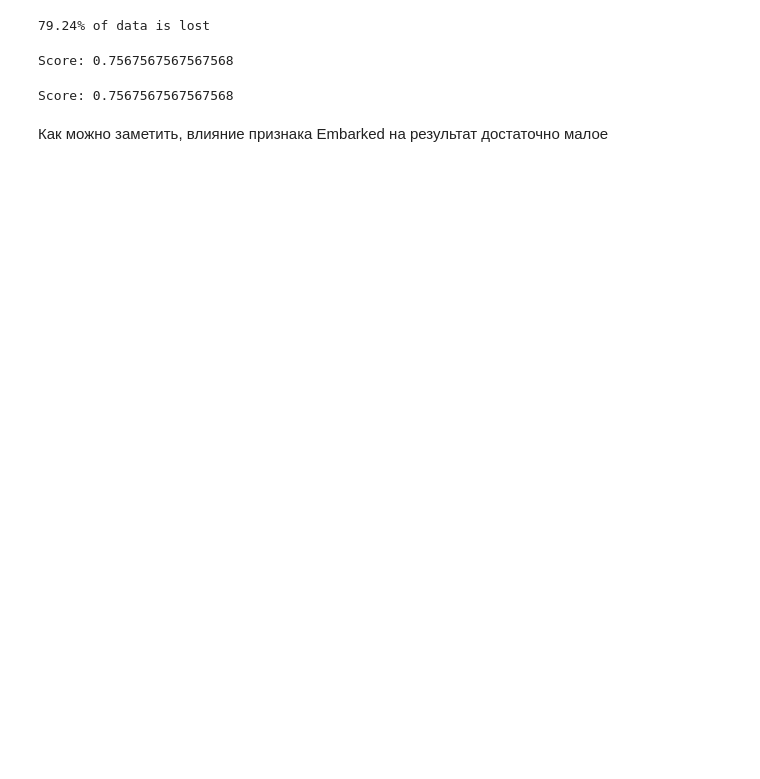
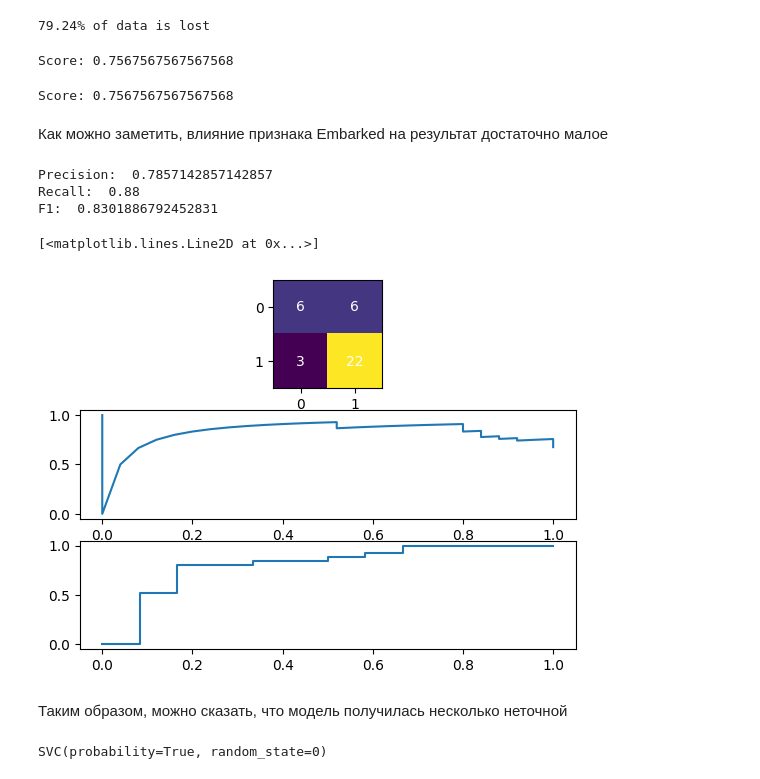
Before and after one commit to yaggod/DataAnalysis-MachineLearningTasks, a Jupyter notebook: Task3/Task3_2_1.ipynb, the cells around one changed output. Cells and saved outputs as stored; diff of their text form; code cells hidden in the pictures; blank space fills up the shorter version.

```diff
--- a/Task3/Task3_2_1.ipynb
+++ b/Task3/Task3_2_1.ipynb
@@ -15,25 +20,63 @@ newSize = dataset.shape[0]
 print(f'{(1 - newSize / initialSize) * 100:.2f}% of data is lost')
 # %% [output]
 79.24% of data is lost
-# %%
-datasetFeatures = dataset[dataset.columns.difference(['Survived', 'Name', 'Ticket', 'Cabin'])] # excluded few more columns i think not so important
-
-X_train, X_test, Y_train, Y_test = train_test_split(datasetFeatures, dataset['Survived'], test_size=0.2, random_state=0)
-regression = LogisticRegression(random_state=0)
-regression.fit(X_train, Y_train)
-
-print("Score:", regression.score(X_test, Y_test))
-# %% [output]
-Score: 0.7567567567567568
+# %%
+datasetFeatures = dataset[dataset.columns.difference(['Survived', 'Name', 'Ticket', 'Cabin'])] # excluded few more columns i think not so important
+X_train, X_test, Y_train, Y_test = train_test_split(datasetFeatures, dataset['Survived'], test_size=0.2, random_state=0)
+regression = LogisticRegression(random_state=0)
+regression.fit(X_train, Y_train)
+
+print("Score:", regression.score(X_test, Y_test))
+# %% [output]
+Score: 0.7567567567567568
 # %%
 datasetFeatures = datasetFeatures[datasetFeatures.columns.difference(['Embarked'])]
-
 X_train, X_test, Y_train, Y_test = train_test_split(datasetFeatures, dataset['Survived'], test_size=0.2, random_state=0)
-regression = LogisticRegression(random_state=0)
-regression.fit(X_train, Y_train)
-
-print("Score:", regression.score(X_test, Y_test))
+# this part is in another cell because this data will be used in multiple models
-# %% [output]
-Score: 0.7567567567567568
+# %%
+regression = LogisticRegression(random_state=0)
+regression.fit(X_train, Y_train)
+
+print("Score:", regression.score(X_test, Y_test))
+# %% [output]
+Score: 0.7567567567567568
 # %% [markdown]
 Как можно заметить, влияние признака Embarked на результат достаточно малое
+# %%
+Y_predicted = regression.predict(X_test)
+
+print("Precision: ", precision_score(Y_test, Y_predicted))
+print("Recall: ", recall_score(Y_test, Y_predicted))
+print("F1: ", f1_score(Y_test, Y_predicted))
+
+matrix = confusion_matrix(Y_test, Y_predicted)
+
+fig, (ax1, ax2, ax3) = pyplot.subplots(3)
+ax1.imshow(matrix)
+for i in range(len(matrix)):
+    for j in range(len(matrix[0])):
+        text = ax1.text(j, i, matrix[i, j],
+                       ha="center", va="center", color="w")
+
+
+
+Y_scores = regression.predict_proba(X_test)[:, 1]
+
+precision, recall, _ = precision_recall_curve(Y_test, Y_scores)
+ax2.plot(recall, precision)
+
+fpr, tpr, _ = roc_curve(Y_test, Y_scores)
+ax3.plot(fpr, tpr)
+# %% [output]
+Precision:  0.7857142857142857
+Recall:  0.88
+F1:  0.8301886792452831
+[<matplotlib.lines.Line2D at 0x...>]
+[figure, added]
+# %% [markdown]
+Таким образом, можно сказать, что модель получилась несколько неточной
+# %%
+classifier = SVC(random_state=0, probability=True)
+classifier.fit(X_train, Y_train)
+# %% [output]
+SVC(probability=True, random_state=0)
```
Also changed, not shown: parts of 7 cells of this notebook.
